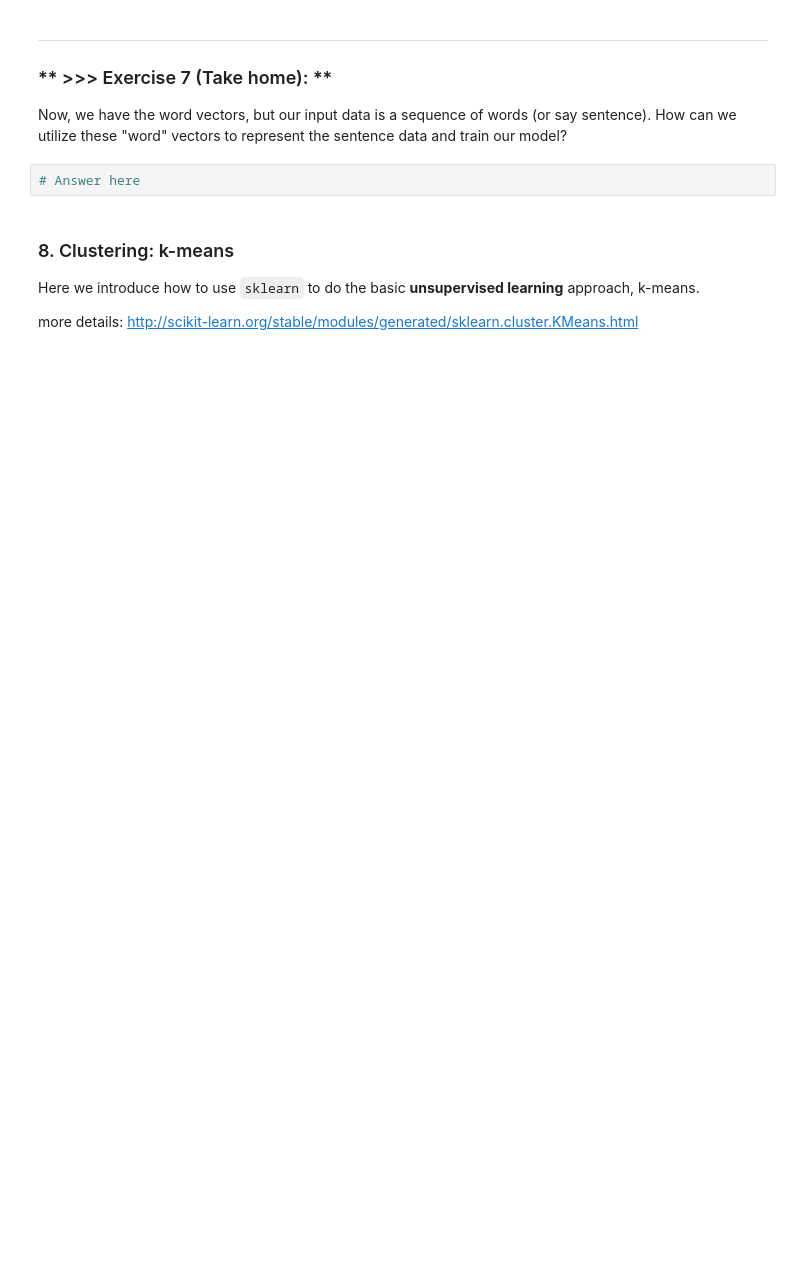
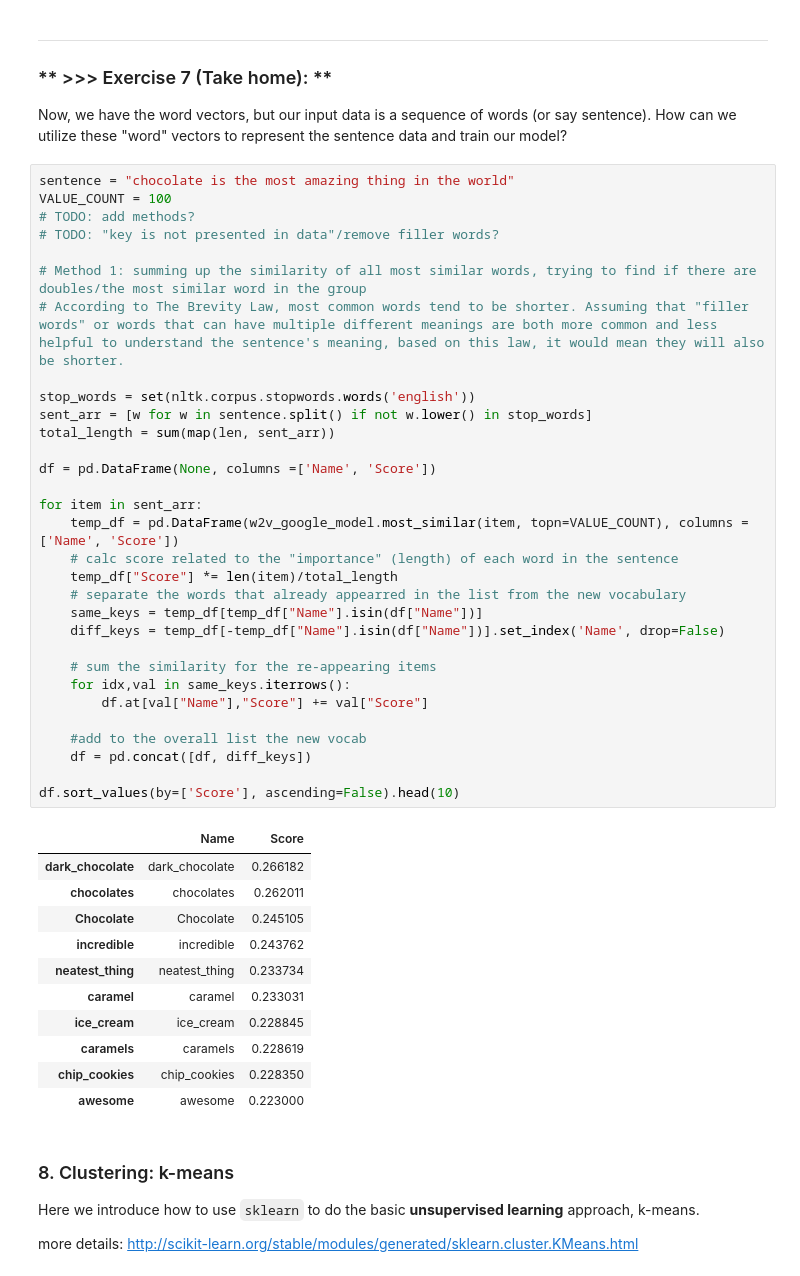
Before and after one commit to Hadar-N/DM2023-Lab2-Master, a Jupyter notebook: DM2023-Lab2-Master.ipynb, the cells around one changed output. Saved outputs shown, nothing was run; the diff lists cells and outputs as text; blank space fills up the shorter version.

```diff
--- a/DM2023-Lab2-Master.ipynb
+++ b/DM2023-Lab2-Master.ipynb
@@ -981,8 +1016,49 @@ w2v_google_model.most_similar(positive=['king', 'woman'], negative=['man'])
 
 Now, we have the word vectors, but our input data is a sequence of words (or say sentence).
 How can we utilize these "word" vectors to represent the sentence data and train our model?
-# %%
-# Answer here
+# %%
+sentence = "chocolate is the most amazing thing in the world"
+VALUE_COUNT = 100
+# TODO: add methods?
+# TODO: "key is not presented in data"/remove filler words?
+
+# Method 1: summing up the similarity of all most similar words, trying to find if there are doubles/the most similar word in the group
+# According to The Brevity Law, most common words tend to be shorter. Assuming that "filler words" or words that can have multiple different meanings are both more common and less helpful to understand the sentence's meaning, based on this law, it would mean they will also be shorter.
+
+stop_words = set(nltk.corpus.stopwords.words('english'))
+sent_arr = [w for w in sentence.split() if not w.lower() in stop_words]
+total_length = sum(map(len, sent_arr))
+
+df = pd.DataFrame(None, columns =['Name', 'Score'])
+
+for item in sent_arr:
+    temp_df = pd.DataFrame(w2v_google_model.most_similar(item, topn=VALUE_COUNT), columns =['Name', 'Score'])
+    # calc score related to the "importance" (length) of each word in the sentence
+    temp_df["Score"] *= len(item)/total_length
+    # separate the words that already appearred in the list from the new vocabulary
+    same_keys = temp_df[temp_df["Name"].isin(df["Name"])]
+    diff_keys = temp_df[-temp_df["Name"].isin(df["Name"])].set_index('Name', drop=False)
+
+    # sum the similarity for the re-appearing items
+    for idx,val in same_keys.iterrows():
+        df.at[val["Name"],"Score"] += val["Score"]
+
+    #add to the overall list the new vocab
+    df = pd.concat([df, diff_keys])
+
+df.sort_values(by=['Score'], ascending=False).head(10)
+# %% [output]
+|  | Name | Score |
+| dark_chocolate | dark_chocolate | 0.266182 |
+| chocolates | chocolates | 0.262011 |
+| Chocolate | Chocolate | 0.245105 |
+| incredible | incredible | 0.243762 |
+| neatest_thing | neatest_thing | 0.233734 |
+| caramel | caramel | 0.233031 |
+| ice_cream | ice_cream | 0.228845 |
+| caramels | caramels | 0.228619 |
+| chip_cookies | chip_cookies | 0.228350 |
+| awesome | awesome | 0.223000 |
 # %% [markdown]
 ### 8. Clustering: k-means
 
```
Also changed, not shown: parts of 30 cells of this notebook, 1 other file.
